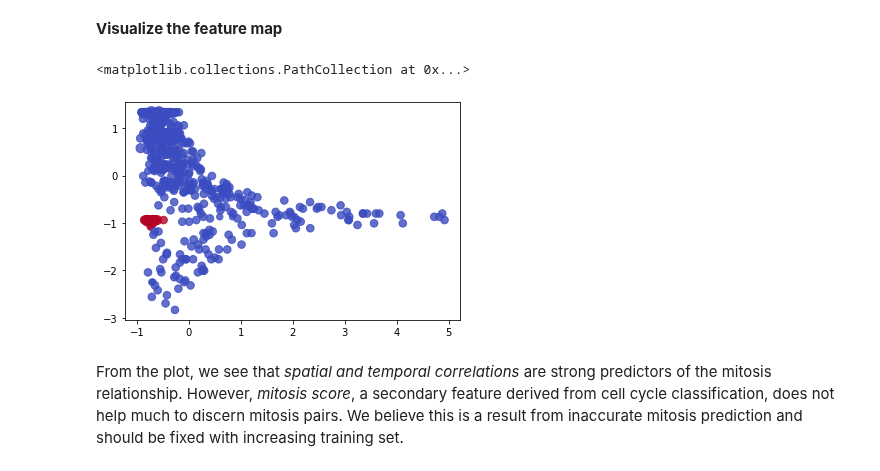
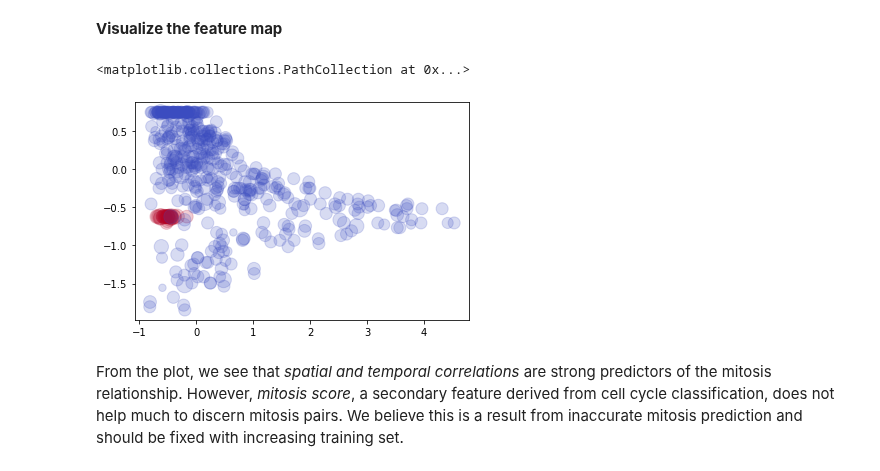
Before and after one commit to Jeff-Gui/PCNAdeep, a Jupyter notebook: bin/train_pcna_SVM.ipynb, the cells around one changed output. Drawn from its saved outputs; the diff is of its cells as text; code cells hidden in the pictures.

Commit message:
remove outlier before SVM

```diff
--- a/bin/train_pcna_SVM.ipynb
+++ b/bin/train_pcna_SVM.ipynb
@@ -248,20 +251,27 @@ __Feature map__ of the SVM model used in pcnaDeep:
 # %%
 X = np.array(X)
+y = np.array(y)
+# remove spatial, temporal, shape outliers, but not mitosis score
+from pcnaDeep.data.utils import get_outlier
+outs = get_outlier(X, col_ids=[0,1,3,4])
+idx = [_ for _ in range(X.shape[0]) if _ not in outs]
+X = X[idx,]
+y = y[idx,]
+
 # normalize
-from sklearn.preprocessing import StandardScaler
-scaler = StandardScaler()
+from sklearn.preprocessing import RobustScaler
+scaler = RobustScaler()
 scaler.fit(X)
 X = scaler.transform(X)
-y = np.array(y)
 # %% [markdown]
 __Visualize the feature map__
 # %%
 import matplotlib.pyplot as plt
 sub = X[:,[0,1,2]]  # spatial and temporal distance and parent mitosis score, the first three features
-plt.scatter(sub[:,0], sub[:,1], c=y, s=(- min(sub[:,2]) + sub[:,2])*10, alpha=0.8, cmap='coolwarm')
+plt.scatter(sub[:,0], sub[:,1], c=y, s=(- min(sub[:,2]) + sub[:,2])*5, alpha=0.2, cmap='coolwarm')
 # %% [output]
 <matplotlib.collections.PathCollection at 0x...>
-[figure, old version]
+[figure, new version]
 # %% [markdown]
 From the plot, we see that _spatial and temporal correlations_ are strong predictors of the mitosis relationship. However, _mitosis score_, a secondary feature derived from cell cycle classification, does not help much to discern mitosis pairs. We believe this is a result from inaccurate mitosis prediction and should be fixed with increasing training set.
 # %% [markdown]
```
Also changed, not shown: parts of 1 cell of this notebook, 4 other files.
